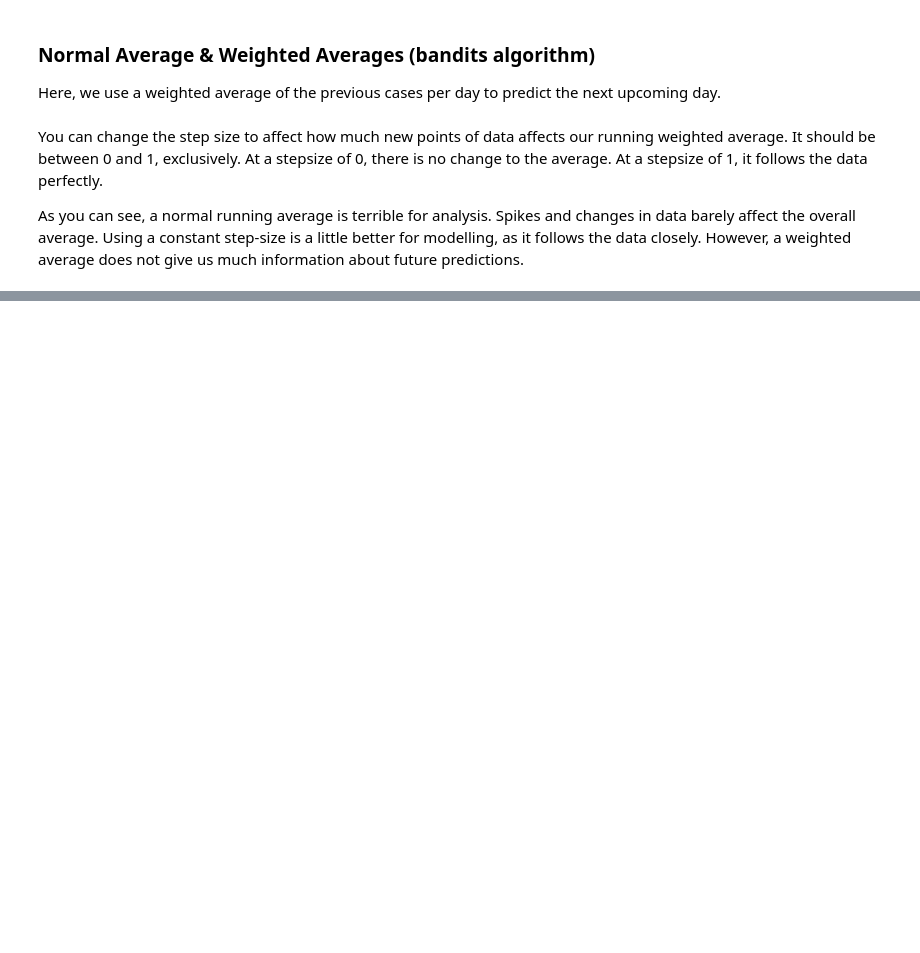
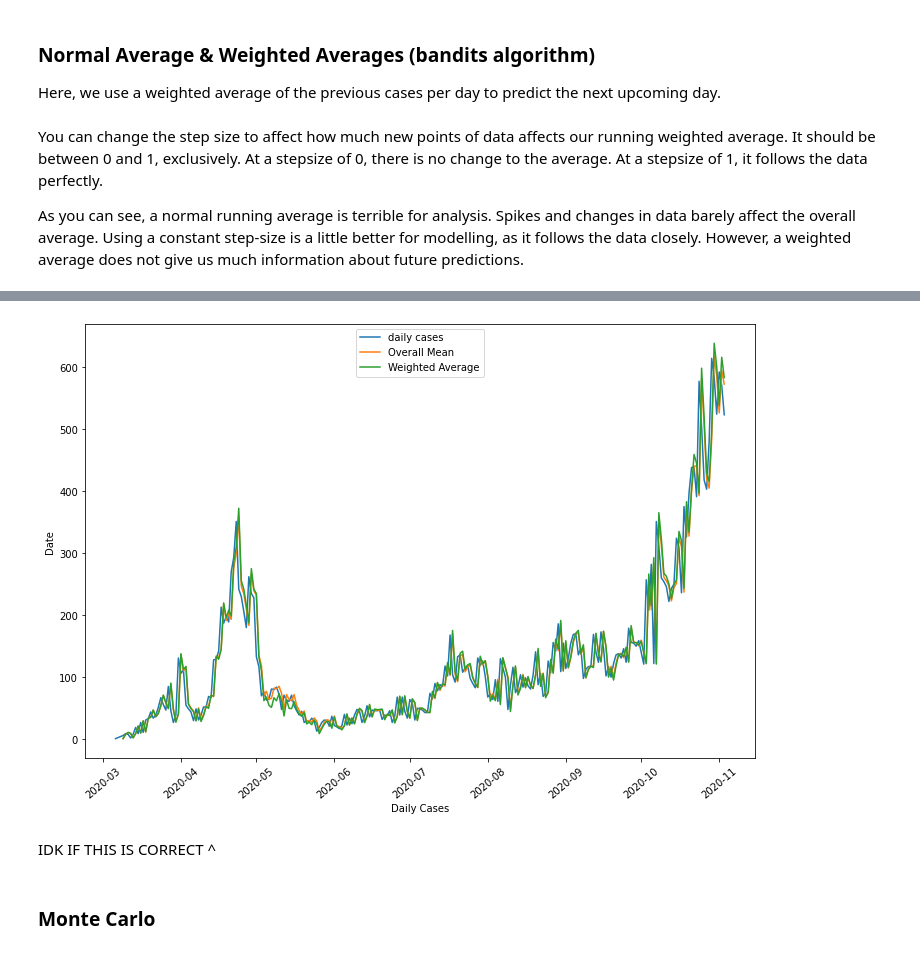
Before and after one commit to Xiaoyu-Ben-Wang/covid-ahs-project, a Jupyter notebook: visualization.ipynb, the cells around one changed output, grey strips where cells are left out. Drawn from its saved outputs; the diff is of its cells as text; code cells hidden in the pictures; blank space fills up the shorter version.

```diff
--- a/visualization.ipynb
+++ b/visualization.ipynb
@@ -95,0 +100,66 @@ plt.show()
+# %%
+RECENT_DAYS = 15
+all_cases = get_all_cases()
+per_day = get_per_day(all_cases)
+def overall_linear_prediction(pday, up2date):
+    keys=sorted(pday.keys())
+    while (up2date not in keys):
+        up2date += timedelta(days=1)
+    keys = keys[:keys.index(up2date)]
+    day1,cases1 = keys[0], pday[keys[0]]
+    daylatest,caseslatest = keys[-1], pday[keys[-1]]
+    delta_time = (daylatest-day1).days
+    delta_case = caseslatest-cases1
+    if (delta_time == 0):
+        return 0, caseslatest
+    else:
+        return delta_case/delta_time, caseslatest
+
+def recent_linear_prediction(pday, up2date):
+
+    keys=sorted(pday.keys())
+    while (up2date not in keys):
+        up2date += timedelta(days=1)
+    keys = keys[:keys.index(up2date)]
+    if (len(keys)>RECENT_DAYS):
+        day_early,cases_early = keys[-1-RECENT_DAYS], pday[keys[-1-RECENT_DAYS]]
+    else:
+        day_early,cases_early = keys[0], pday[keys[0]]
+
+    day_latest,cases_latest = keys[-1], pday[keys[-1]]
+    delta_time = (day_latest-day_early).days
+    delta_case = cases_latest-cases_early
+
+    if (delta_time == 0):
+        return 0, cases_latest
+    else:
+        return delta_case/delta_time, cases_latest
+
+def plot_linear_predictions(per_day):
+    # for any given day, we plot
+    all_cases = get_all_cases()
+    per_day = get_per_day(all_cases)
+    olp = []
+    rlp = []
+    prediction_list = list(per_day.keys())[1:]
+    olp = [sum(overall_linear_prediction(per_day, d)) for d in prediction_list]
+    rlp = [sum(recent_linear_prediction(per_day, d)) for d in prediction_list]
+    plt.figure(figsize=(12,8))
+    plt.ylabel('Date')
+    plt.xticks(rotation=40)
+    plt.xlabel('Daily Cases')
+
+
+
+    plt.plot(per_day.keys(), per_day.values())
+    plt.plot(sorted(per_day.keys())[1:], olp)
+    plt.plot(sorted(per_day.keys())[1:], rlp)
+    plt.legend(["daily cases", "Overall Mean", "Weighted Average"], loc=9)
+    plt.show()
+plot_linear_predictions(per_day)
+# %% [output]
+[figure, added]
+# %% [markdown]
+IDK IF THIS IS CORRECT ^
+# %% [markdown]
+### Monte Carlo
```
Also changed, not shown: parts of 4 cells of this notebook, 4 other files.
